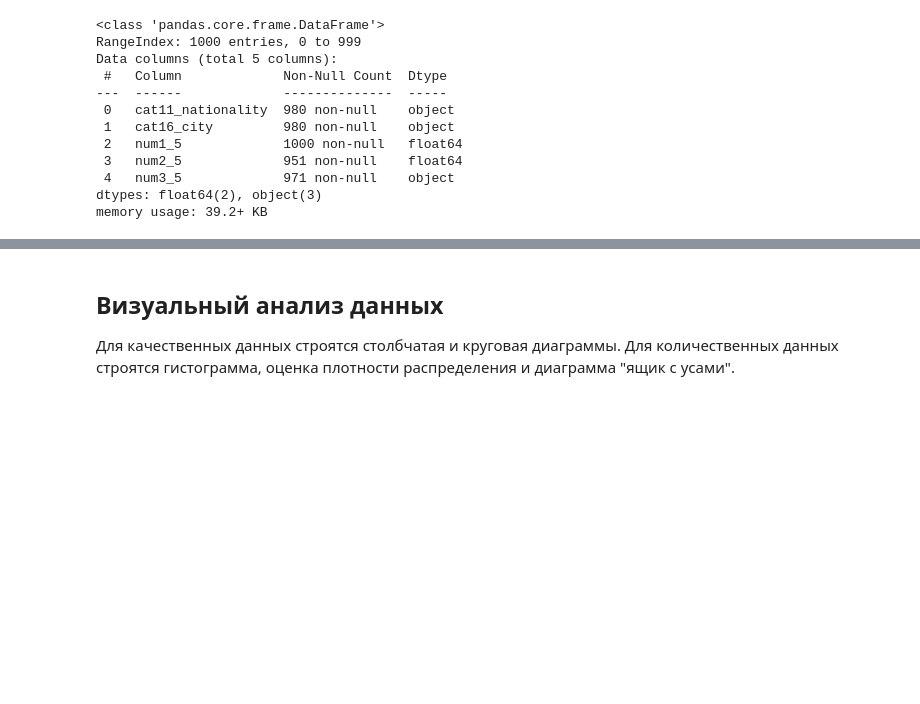
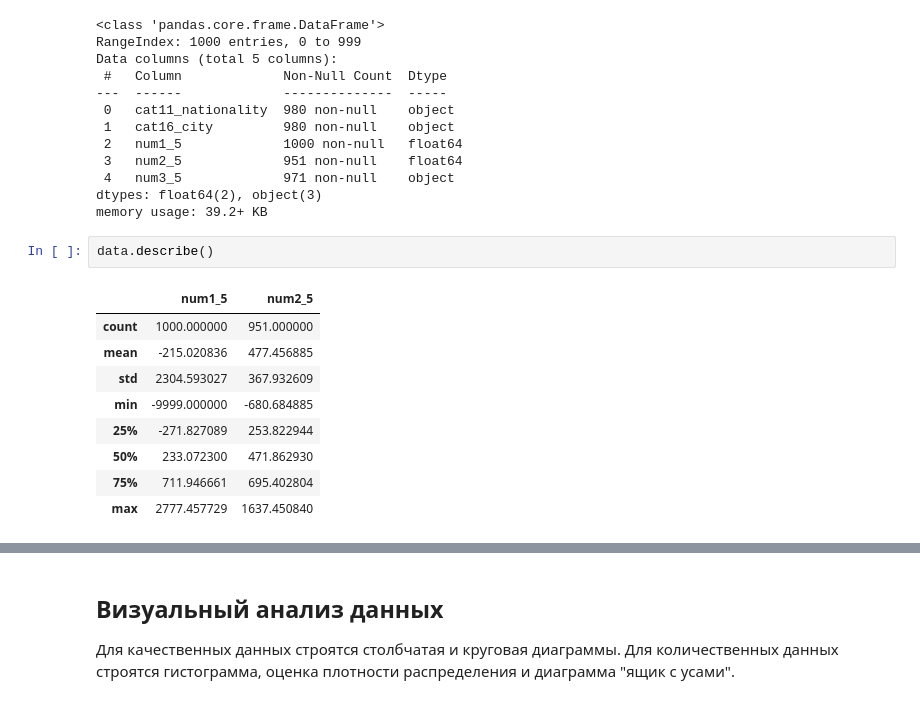
Before and after one commit to L1tewave/stohastic-object-models, a Jupyter notebook: practice_2/practice_2.ipynb, the cells around one changed output, grey strips where cells are left out. Drawn from its saved outputs; the diff is of its cells as text; blank space fills up the shorter version.

```diff
--- a/practice_2/practice_2.ipynb
+++ b/practice_2/practice_2.ipynb
@@ -46,3 +54,15 @@ Data columns (total 5 columns):
  4   num3_5             971 non-null    object
 dtypes: float64(2), object(3)
 memory usage: 39.2+ KB
+# %%
+data.describe()
+# %% [output]
+|  | num1_5 | num2_5 |
+| count | 1000.000000 | 951.000000 |
+| mean | -215.020836 | 477.456885 |
+| std | 2304.593027 | 367.932609 |
+| min | -9999.000000 | -680.684885 |
+| 25% | -271.827089 | 253.822944 |
+| 50% | 233.072300 | 471.862930 |
+| 75% | 711.946661 | 695.402804 |
+| max | 2777.457729 | 1637.450840 |
```
Also changed, not shown: parts of 25 cells of this notebook.
